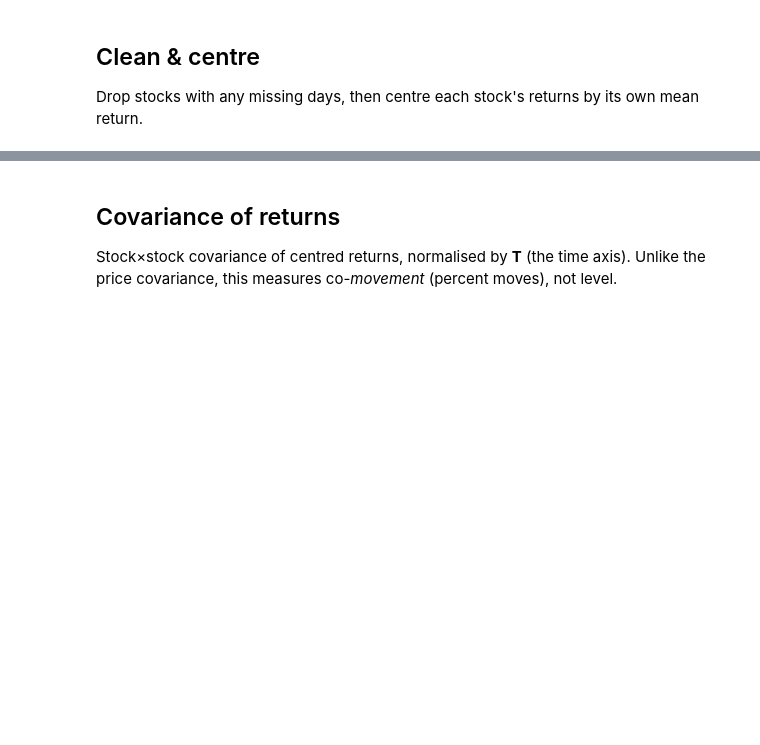
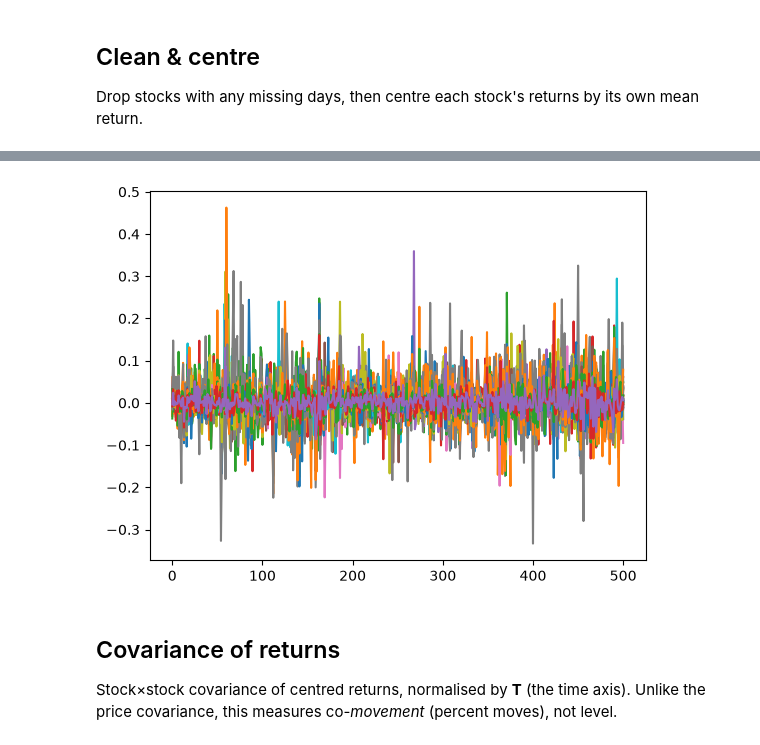
Before and after one commit to luisdiaz1997/stonks, a Jupyter notebook: notebooks/PCA_on_returns.ipynb, the cells around one changed output, grey strips where cells are left out. Saved outputs shown, nothing was run; the diff lists cells and outputs as text; code cells hidden in the pictures; blank space fills up the shorter version.

```diff
--- a/notebooks/PCA_on_returns.ipynb
+++ b/notebooks/PCA_on_returns.ipynb
@@ -57,3 +103,7 @@ print("X.shape:", X.shape, "| N stocks:", len(tickers))
+# %%
+plt.plot(X.T);
+# %% [output]
+[figure, added]
 # %% [markdown]
 ## Covariance of returns
 
```
Also changed, not shown: parts of 10 cells of this notebook, 3 other files.
